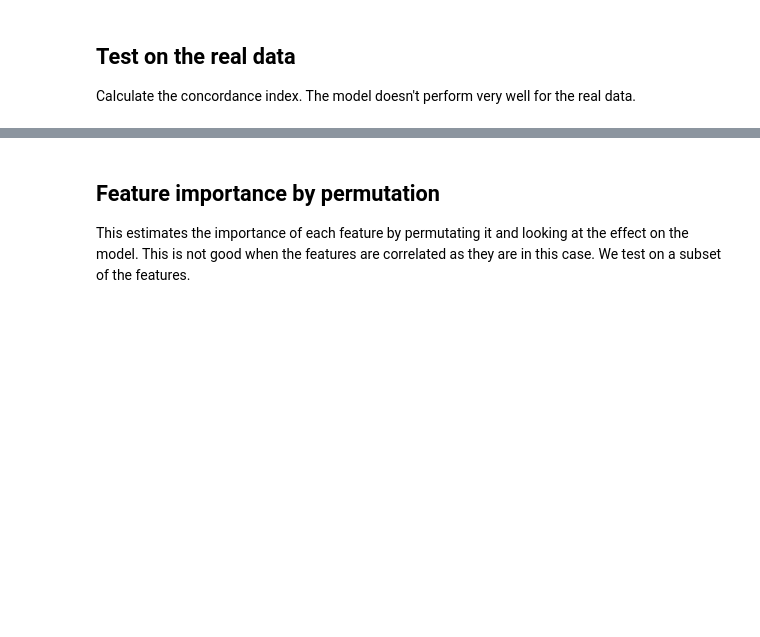
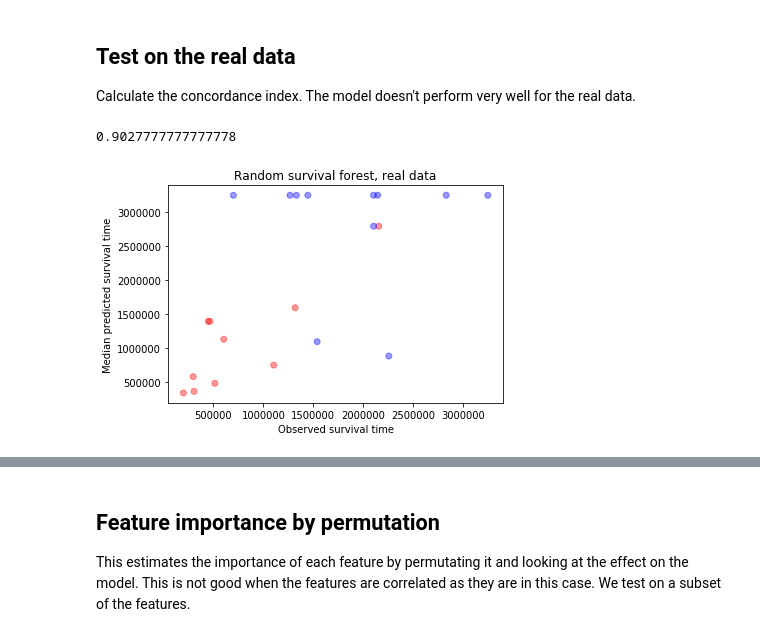
Before and after one commit to Marie-anneMawhin/Oct20_EPRI, a Jupyter notebook: Task3/NB/NB_data_modelling/random_survival_forest_simulated.ipynb, the cells around one changed output, grey strips where cells are left out. Cells and saved outputs as stored; diff of their text form; code cells hidden in the pictures; blank space fills up the shorter version.

```diff
--- a/Task3/NB/NB_data_modelling/random_survival_forest_simulated.ipynb
+++ b/Task3/NB/NB_data_modelling/random_survival_forest_simulated.ipynb
@@ -131,4 +144,30 @@ while i < 20: #X_test.shape[0]:
 ## Test on the real data
 
 Calculate the concordance index. The model doesn't perform very well for the real data.
+# %%
+data_real = pd.read_csv(os.path.join(os.path.dirname(os.getcwd()), '../Data/Merged_data/Survival_df.csv'),
+                  index_col=0)
+#data_real.drop(columns=['NLE_ratio_119_17'],inplace=True)
+#data_real = data_real.drop(columns=['NDE_cycle'])
+
+real_x = data_real.iloc[:, 2:]
+real_y = data_real.iloc[:, 0:2]
+real_y_num = real_y.to_records(index=False)
+
+print(rsf.score(real_x,real_y_num))
+
+surv = rsf.predict_survival_function(real_x, return_array=False)
+# %% [output]
+0.9027777777777778
+# %%
+
+median_survival_list = mc.calc_median_survival(surv)
+colordict = {False:'blue', True:'red'}
+plt.scatter(x=real_y.F_Time,y=median_survival_list,c=[colordict[c] for c in real_y.Observed],alpha=0.4)
+plt.ylabel("Median predicted survival time")
+plt.xlabel("Observed survival time")
+plt.title("Random survival forest, real data")
+plt.show()
+# %% [output]
+[figure, added]
 # %%
```
Also changed, not shown: parts of 17 cells of this notebook.
